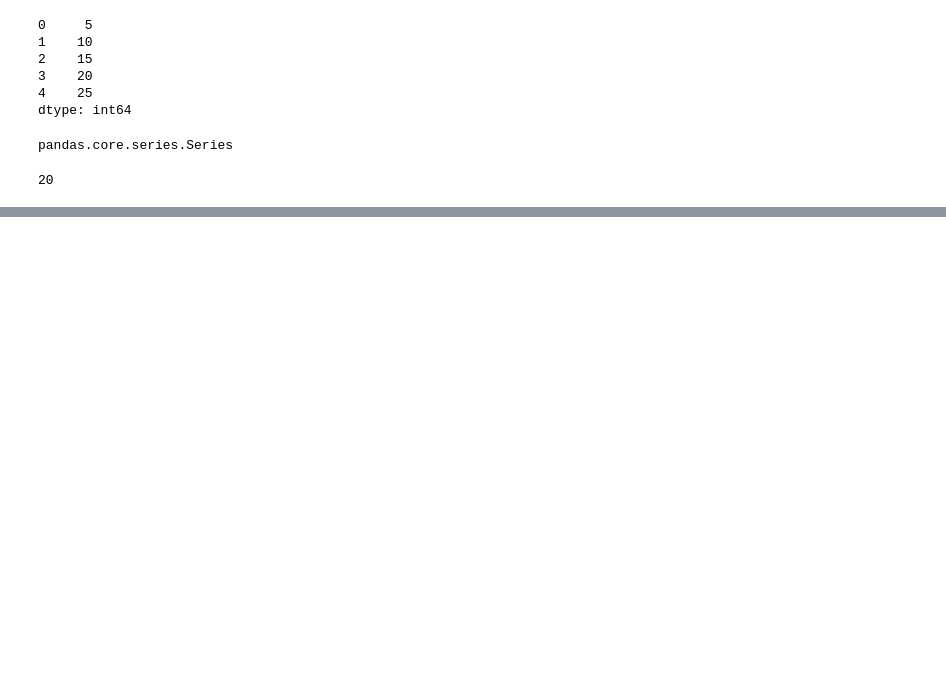
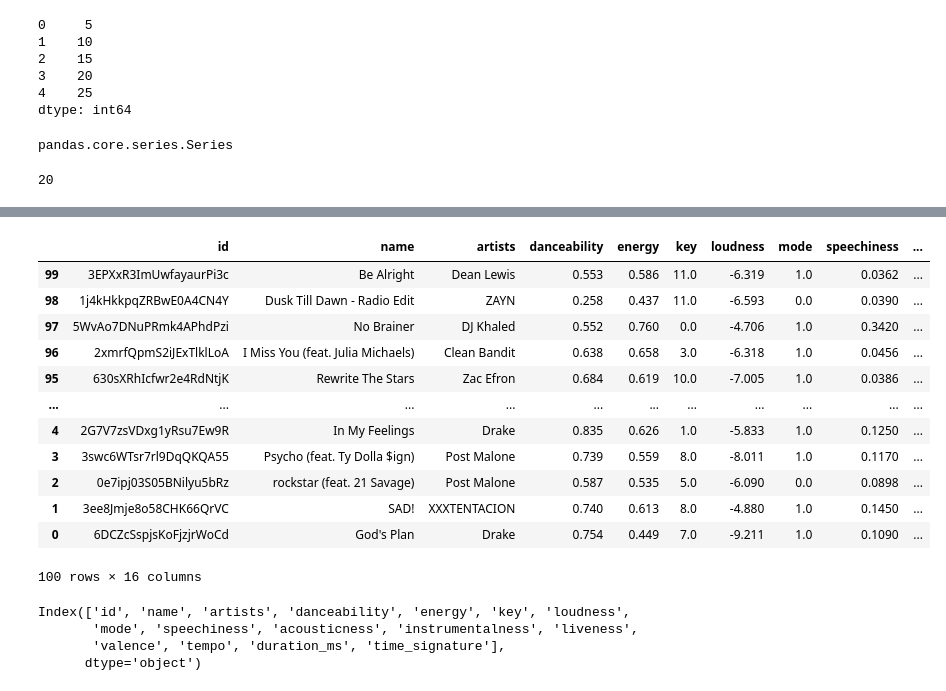
Before and after one commit to arizomo/Numpy, a Jupyter notebook: pandas.ipynb, the cells around one changed output, grey strips where cells are left out. Cells and saved outputs as stored; diff of their text form; code cells hidden in the pictures; blank space fills up the shorter version.

```diff
--- a/pandas.ipynb
+++ b/pandas.ipynb
@@ -22,0 +63,3 @@ series[3]
+# %%
+data = pd.read_csv('canciones-2018.csv')
+data.head(5)
@@ -22,0 +142,23 @@ series[3]
+# %%
+data.sort_index(axis = 0, ascending = False)
+# %% [output]
+|  | id | name | artists | danceability | energy | key | loudness | mode | speechiness | ... |
+| 99 | 3EPXxR3ImUwfayaurPi3c | Be Alright | Dean Lewis | 0.553 | 0.586 | 11.0 | -6.319 | 1.0 | 0.0362 | ... |
+| 98 | 1j4kHkkpqZRBwE0A4CN4Y | Dusk Till Dawn - Radio Edit | ZAYN | 0.258 | 0.437 | 11.0 | -6.593 | 0.0 | 0.0390 | ... |
+| 97 | 5WvAo7DNuPRmk4APhdPzi | No Brainer | DJ Khaled | 0.552 | 0.760 | 0.0 | -4.706 | 1.0 | 0.3420 | ... |
+| 96 | 2xmrfQpmS2iJExTlklLoA | I Miss You (feat. Julia Michaels) | Clean Bandit | 0.638 | 0.658 | 3.0 | -6.318 | 1.0 | 0.0456 | ... |
+| 95 | 630sXRhIcfwr2e4RdNtjK | Rewrite The Stars | Zac Efron | 0.684 | 0.619 | 10.0 | -7.005 | 1.0 | 0.0386 | ... |
+| ... | ... | ... | ... | ... | ... | ... | ... | ... | ... | ... |
+| 4 | 2G7V7zsVDxg1yRsu7Ew9R | In My Feelings | Drake | 0.835 | 0.626 | 1.0 | -5.833 | 1.0 | 0.1250 | ... |
+| 3 | 3swc6WTsr7rl9DqQKQA55 | Psycho (feat. Ty Dolla $ign) | Post Malone | 0.739 | 0.559 | 8.0 | -8.011 | 1.0 | 0.1170 | ... |
+| 2 | 0e7ipj03S05BNilyu5bRz | rockstar (feat. 21 Savage) | Post Malone | 0.587 | 0.535 | 5.0 | -6.090 | 0.0 | 0.0898 | ... |
+| 1 | 3ee8Jmje8o58CHK66QrVC | SAD! | XXXTENTACION | 0.740 | 0.613 | 8.0 | -4.880 | 1.0 | 0.1450 | ... |
+| 0 | 6DCZcSspjsKoFjzjrWoCd | God's Plan | Drake | 0.754 | 0.449 | 7.0 | -9.211 | 1.0 | 0.1090 | ... |
+100 rows × 16 columns
+# %%
+data.columns
+# %% [output]
+Index(['id', 'name', 'artists', 'danceability', 'energy', 'key', 'loudness',
+       'mode', 'speechiness', 'acousticness', 'instrumentalness', 'liveness',
+       'valence', 'tempo', 'duration_ms', 'time_signature'],
+      dtype='object')
```
Also changed, not shown: parts of 16 cells of this notebook.
